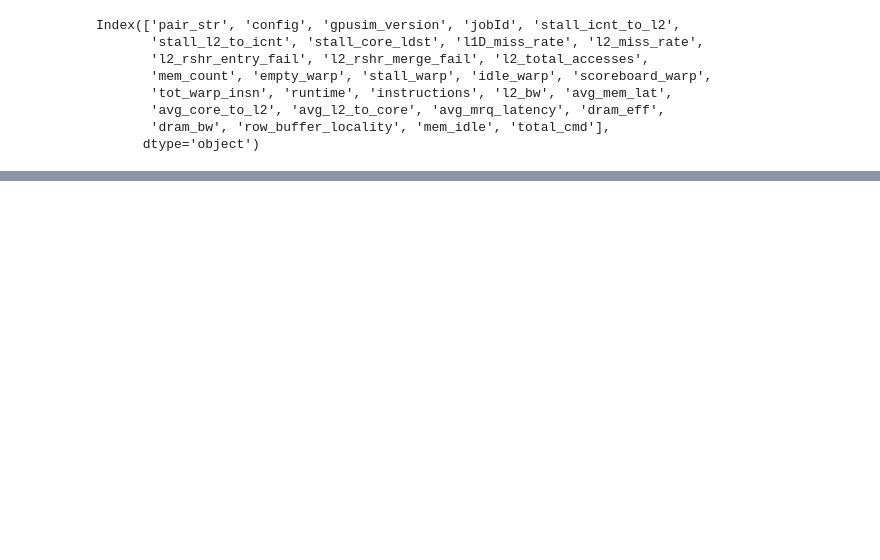
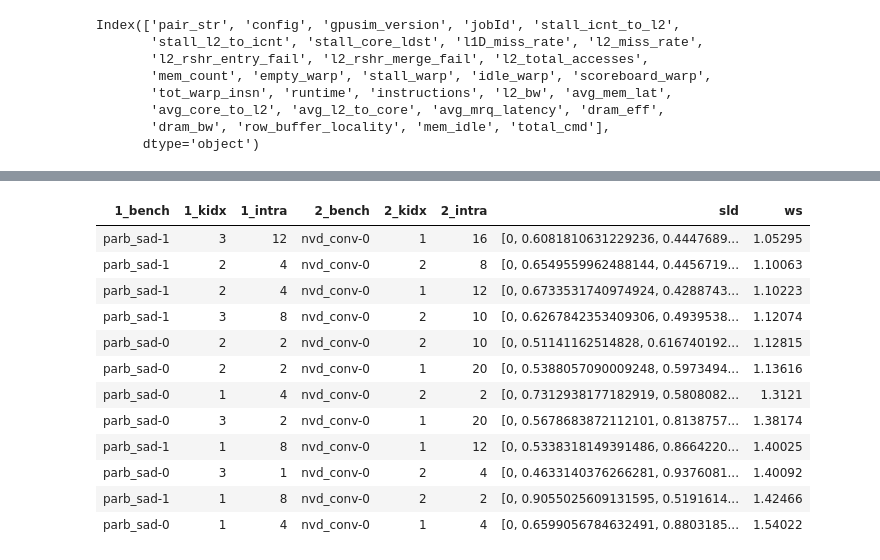
Before and after one commit to UofT-EcoSystem/GPU-Virtualization-Benchmarks, a Jupyter notebook: util/data/notebooks/View_Multi_Kernel.ipynb, the cells around one changed output, grey strips where cells are left out. Drawn from its saved outputs; the diff is of its cells as text; code cells hidden in the pictures; blank space fills up the shorter version.

Commit message:
Update intra-multi pickle and multi-kernel notebook

```diff
--- a/util/data/notebooks/View_Multi_Kernel.ipynb
+++ b/util/data/notebooks/View_Multi_Kernel.ipynb
@@ -285,0 +223,4 @@ alt.layer(bars, text, data=df)
+# %%
+dynamic_csv = os.path.join(CSV_PATH, 'pair_dynamic_multi.csv')
+dynamic_output = os.path.join(PKL_PATH, 'pair_dynamic_multi.pkl')
+%run $gen_pair --csv $dynamic_csv --output $dynamic_output --seq_pkl $seq_pkl --qos 0.5 --how dynamic --multi --isolated_pkl $intra_pkl
@@ -285,0 +236,20 @@ alt.layer(bars, text, data=df)
+# %%
+df_dynamic = pd.read_pickle(dynamic_output)
+df_best = df_dynamic.sort_values('ws').drop_duplicates(['1_bench', '1_kidx', '2_bench', '2_kidx'])
+
+col_best = ['1_bench', '1_kidx', '1_intra', '2_bench', '2_kidx', '2_intra', 'sld', 'ws']
+draw_table(df_best, col_best)
+# %% [output]
+| 1_bench | 1_kidx | 1_intra | 2_bench | 2_kidx | 2_intra | sld | ws |
+| parb_sad-1 | 3 | 12 | nvd_conv-0 | 1 | 16 | [0, 0.6081810631229236, 0.4447689... | 1.05295 |
+| parb_sad-1 | 2 | 4 | nvd_conv-0 | 2 | 8 | [0, 0.6549559962488144, 0.4456719... | 1.10063 |
+| parb_sad-1 | 2 | 4 | nvd_conv-0 | 1 | 12 | [0, 0.6733531740974924, 0.4288743... | 1.10223 |
+| parb_sad-1 | 3 | 8 | nvd_conv-0 | 2 | 10 | [0, 0.6267842353409306, 0.4939538... | 1.12074 |
+| parb_sad-0 | 2 | 2 | nvd_conv-0 | 2 | 10 | [0, 0.51141162514828, 0.616740192... | 1.12815 |
+| parb_sad-0 | 2 | 2 | nvd_conv-0 | 1 | 20 | [0, 0.5388057090009248, 0.5973494... | 1.13616 |
+| parb_sad-0 | 1 | 4 | nvd_conv-0 | 2 | 2 | [0, 0.7312938177182919, 0.5808082... | 1.3121 |
+| parb_sad-0 | 3 | 2 | nvd_conv-0 | 1 | 20 | [0, 0.5678683872112101, 0.8138757... | 1.38174 |
+| parb_sad-1 | 1 | 8 | nvd_conv-0 | 1 | 12 | [0, 0.5338318149391486, 0.8664220... | 1.40025 |
+| parb_sad-0 | 3 | 1 | nvd_conv-0 | 2 | 4 | [0, 0.4633140376266281, 0.9376081... | 1.40092 |
+| parb_sad-1 | 1 | 8 | nvd_conv-0 | 2 | 2 | [0, 0.9055025609131595, 0.5191614... | 1.42466 |
+| parb_sad-0 | 1 | 4 | nvd_conv-0 | 1 | 4 | [0, 0.6599056784632491, 0.8803185... | 1.54022 |
```
Also changed, not shown: parts of 12 cells of this notebook, 1 other file.
